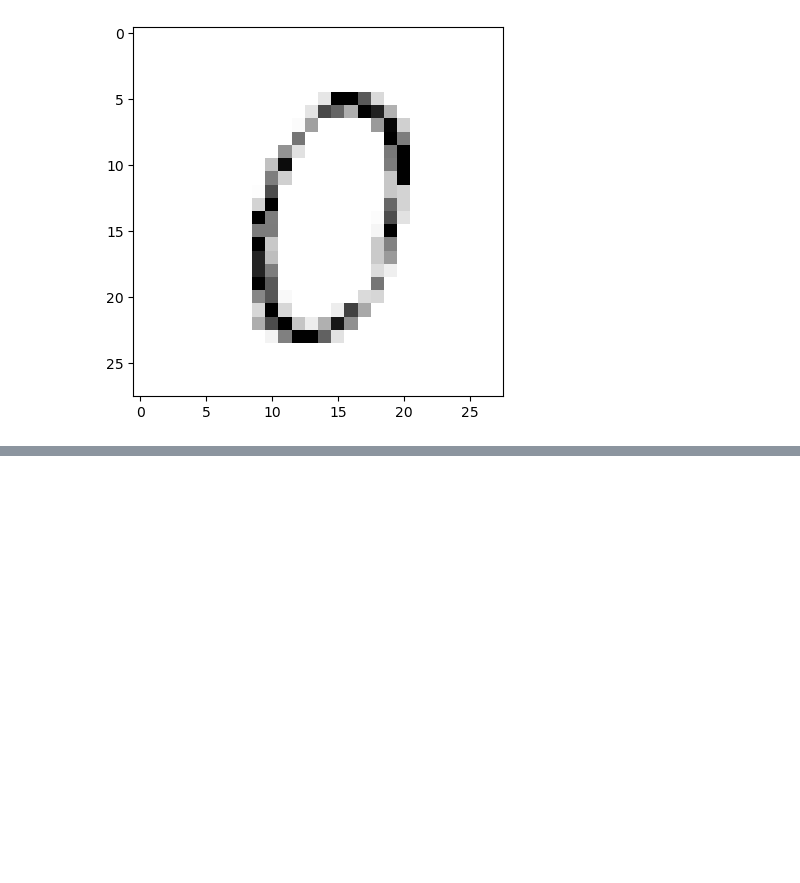
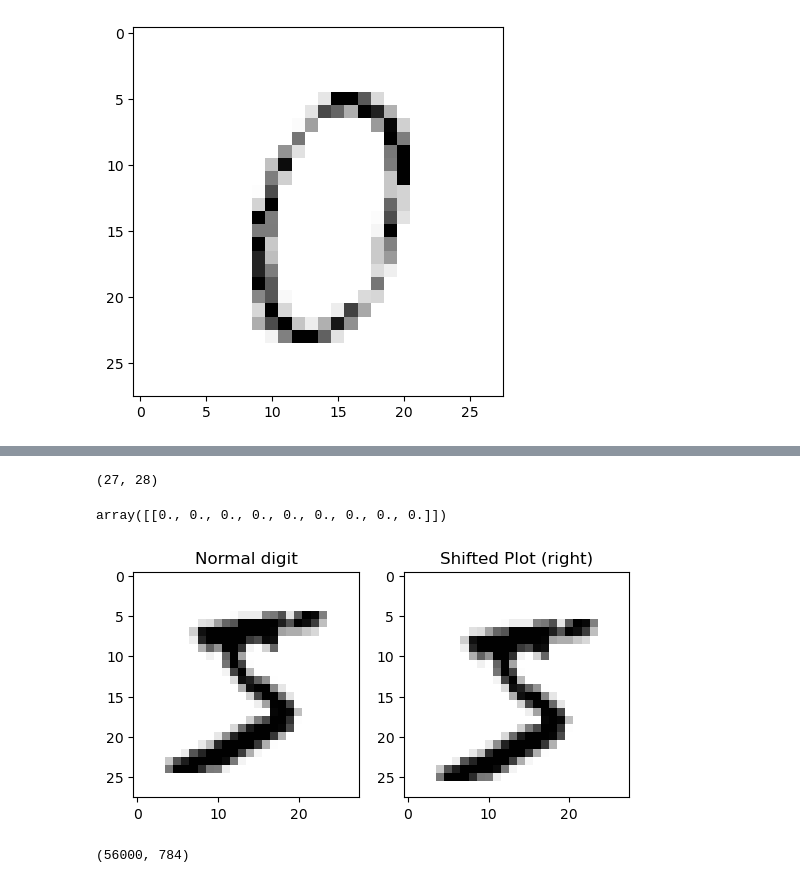
Before and after one commit to OriolPalacios/hands-on-ml-exercises, a Jupyter notebook: notebooks/third_chapter.ipynb, the cells around one changed output, grey strips where cells are left out. Cells and saved outputs as stored; diff of their text form; code cells hidden in the pictures; blank space fills up the shorter version.

```diff
--- a/notebooks/third_chapter.ipynb
+++ b/notebooks/third_chapter.ipynb
@@ -486,0 +496,4 @@ plt.imshow(clean_digit.reshape(28,28), cmap='binary')
+# %%
+mnist = fetch_openml('mnist_784', version=1)
+# %%
+X, y = mnist['data'], mnist['target']
@@ -486,0 +889,12 @@ plt.imshow(clean_digit.reshape(28,28), cmap='binary')
+# %%
+some_digit = X.to_numpy()[0].reshape(28,28)
+# %%
+some_digit_shifted = np.vstack((np.zeros((1,28)), some_digit[:-1, :]))
+# %%
+some_digit[:-1,:].shape
+# %% [output]
+(27, 28)
+# %%
+np.zeros((3,3)).reshape(1,-1)
+# %% [output]
+array([[0., 0., 0., 0., 0., 0., 0., 0., 0.]])
@@ -486,0 +915,11 @@ plt.imshow(clean_digit.reshape(28,28), cmap='binary')
+# %%
+fig, ax = plt.subplots(1,2)
+plt.subplot(1,2,1)
+plt.title('Normal digit')
+plt.imshow(some_digit, cmap='binary')
+plt.subplot(1,2,2)
+plt.title('Shifted Plot (right)')
+plt.imshow(some_digit_shifted, cmap='binary')
+plt.show()
+# %% [output]
+[figure, added]
@@ -486,0 +936,4 @@ plt.imshow(clean_digit.reshape(28,28), cmap='binary')
+# %%
+X_train_shifted_down.shape
+# %% [output]
+(56000, 784)
```
Also changed, not shown: parts of 50 cells of this notebook.
